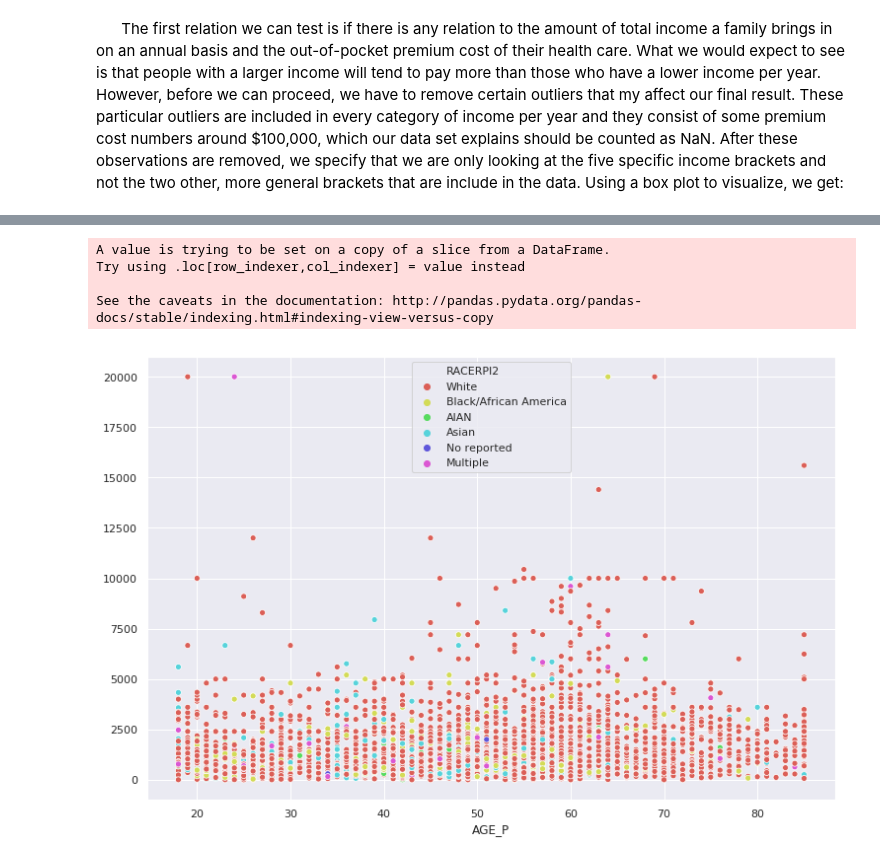
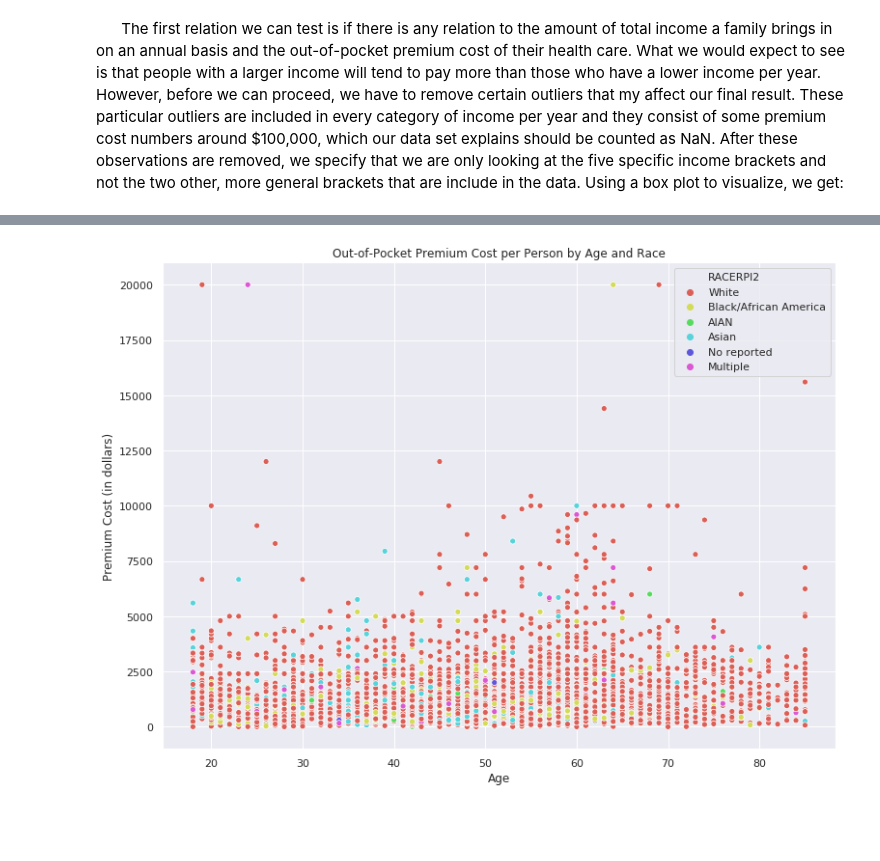
Before and after one commit to hanson263/PSTAT-134-Project, a Jupyter notebook: final_project.ipynb, the cells around one changed output, grey strips where cells are left out. Drawn from its saved outputs; the diff is of its cells as text; code cells hidden in the pictures; blank space fills up the shorter version.

```diff
--- a/final_project.ipynb
+++ b/final_project.ipynb
@@ -20,6 +21,7 @@ import plotly.plotly as py
 health = pd.read_csv('person_family_10k.csv')
 premium_cost = health[health.HICOSTR1 < 90000]['HICOSTR1'].dropna() #Removed outliers of 90K+ in every income bracket.
 income_bracket = health[health.INCGRP4 < 6]['INCGRP4'] #Removed non-specific income bracket.
+sns.set(rc={'figure.figsize':(11.7, 8.5)})
 sns.boxplot(income_bracket, premium_cost, palette = 'Reds')
 plt.ylim(0, 22000)
 plt.xlabel('Income Brackets (earned per year)')
@@ -31,5 +35,6 @@ plt.xticks([0,1,2,3,4],['\$0--\$34,999', '\$35,000--\$49,999', '\$50,000--\$74,9
 # %%
 averages = premium_cost.groupby(income_bracket).mean()
+sns.set(rc={'figure.figsize':(9.5, 7)})
 plt.plot(range(5), averages, 'o--r');
 plt.xlabel('Income Bracket')
 plt.ylabel('Average Out-of-Pocket Premium (in dollars)')
@@ -42,12 +68,12 @@ plt.xticks([0,1,2,3,4], ['\$0--\$34,999','\$35,000--\$49,999', '\$50,000--\$74,9
 # %%
 age = health[health.AGE_P>17] #Include only legal adults, as minors most likely aren't paying their own premium.
 age['RACERPI2'] = pd.cut(age.RACERPI2, bins = [0,1,2,3,4,5,6], labels = ['White', 'Black/African America', 'AIAN', 'Asian', 'No reported', 'Multiple'])
 cost_per_person = premium_cost/age['FM_SIZE'].dropna()
-sns.set(rc={'figure.figsize':(12.5,8.27)})
-sns.scatterplot(x=age['AGE_P'], y=cost_per_person, hue = 'RACERPI2', data = age, palette = 'hls');
+sns.set(rc={'figure.figsize':(12.5,9.27)})
+g = sns.scatterplot(x=age['AGE_P'], y=cost_per_person, hue = 'RACERPI2', data = age, palette = 'hls');
+plt.xlabel('Age')
+plt.ylabel('Premium Cost (in dollars)')
+plt.title("Out-of-Pocket Premium Cost per Person by Age and Race")
+warnings.simplefilter('ignore')
 # %% [output]
-A value is trying to be set on a copy of a slice from a DataFrame.
-Try using .loc[row_indexer,col_indexer] = value instead
-
-See the caveats in the documentation: http://pandas.pydata.org/pandas-docs/stable/indexing.html#indexing-view-versus-copy
-[figure, old version]
+[figure, new version]
```
Also changed, not shown: parts of 6 cells of this notebook.
